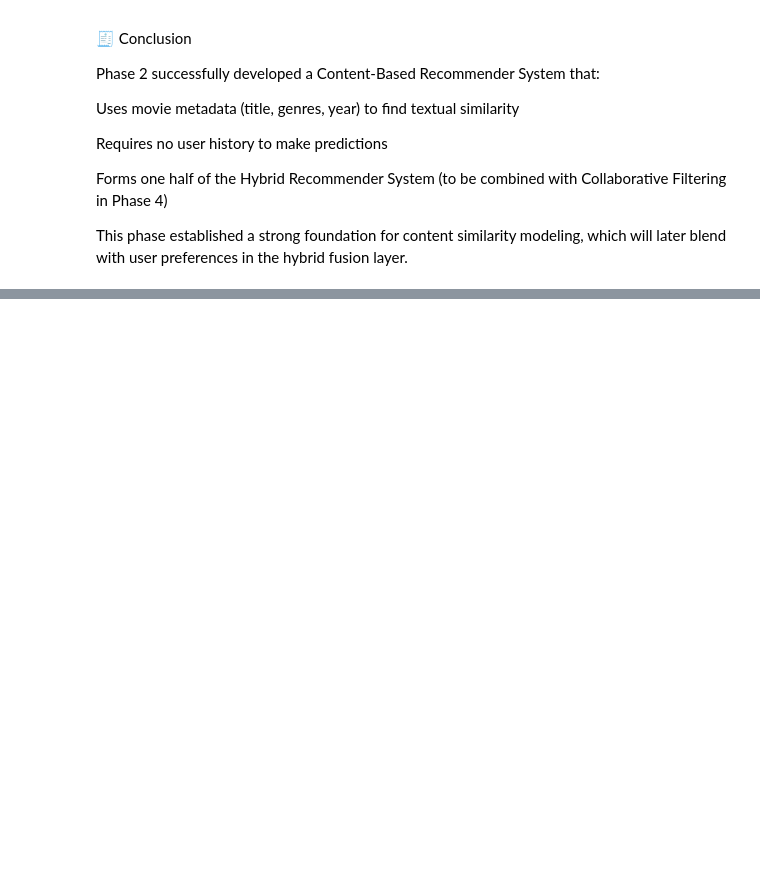
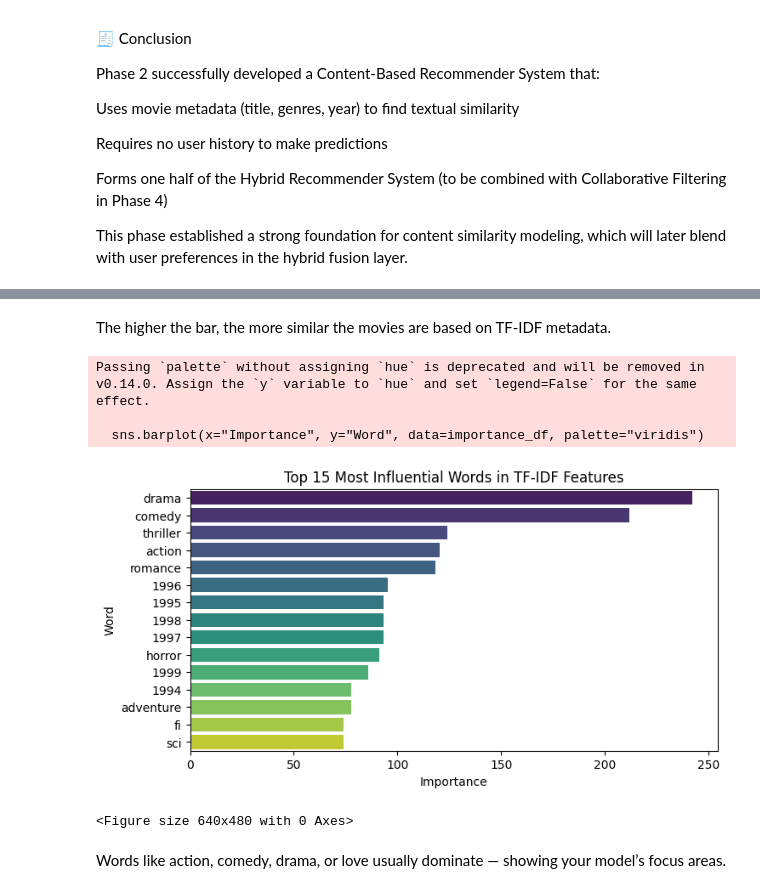
Before and after one commit to KESAVE8604-droid/kesaverdhen-hybrid-movie-recommender, a Jupyter notebook: notebooks/Phase2_ContentModel.ipynb, the cells around one changed output, grey strips where cells are left out. Drawn from its saved outputs; the diff is of its cells as text; code cells hidden in the pictures; blank space fills up the shorter version.

```diff
--- a/notebooks/Phase2_ContentModel.ipynb
+++ b/notebooks/Phase2_ContentModel.ipynb
@@ -390,0 +459,29 @@ This phase established a strong foundation for content similarity modeling, whic
+# %% [markdown]
+The higher the bar, the more similar the movies are based on TF-IDF metadata.
+# %%
+#Step 4 — TF-IDF Feature Importance
+# Get feature (word) importance
+feature_names = tfidf.get_feature_names_out()
+
+# Compute total TF-IDF score per feature across all movies
+word_importance = np.asarray(tfidf_matrix.sum(axis=0)).ravel()
+importance_df = pd.DataFrame({"Word": feature_names, "Importance": word_importance})
+importance_df = importance_df.sort_values(by="Importance", ascending=False).head(15)
+
+plt.figure(figsize=(8,4))
+sns.barplot(x="Importance", y="Word", data=importance_df, palette="viridis")
+plt.title("Top 15 Most Influential Words in TF-IDF Features")
+plt.show()
+# %% [output]
+Passing `palette` without assigning `hue` is deprecated and will be removed in v0.14.0. Assign the `y` variable to `hue` and set `legend=False` for the same effect.
+
+  sns.barplot(x="Importance", y="Word", data=importance_df, palette="viridis")
+[figure, added]
+# %%
+#save Phase 2 Visualization Results
+plt.savefig("/content/drive/MyDrive/MovieRecommender/phase2_similarity_distribution.png")
+importance_df.to_csv("/content/drive/MyDrive/MovieRecommender/phase2_feature_importance.csv", index=False)
+# %% [output]
+<Figure size 640x480 with 0 Axes>
+# %% [markdown]
+Words like action, comedy, drama, or love usually dominate — showing your model’s focus areas.
```
Also changed, not shown: parts of 5 cells of this notebook.
